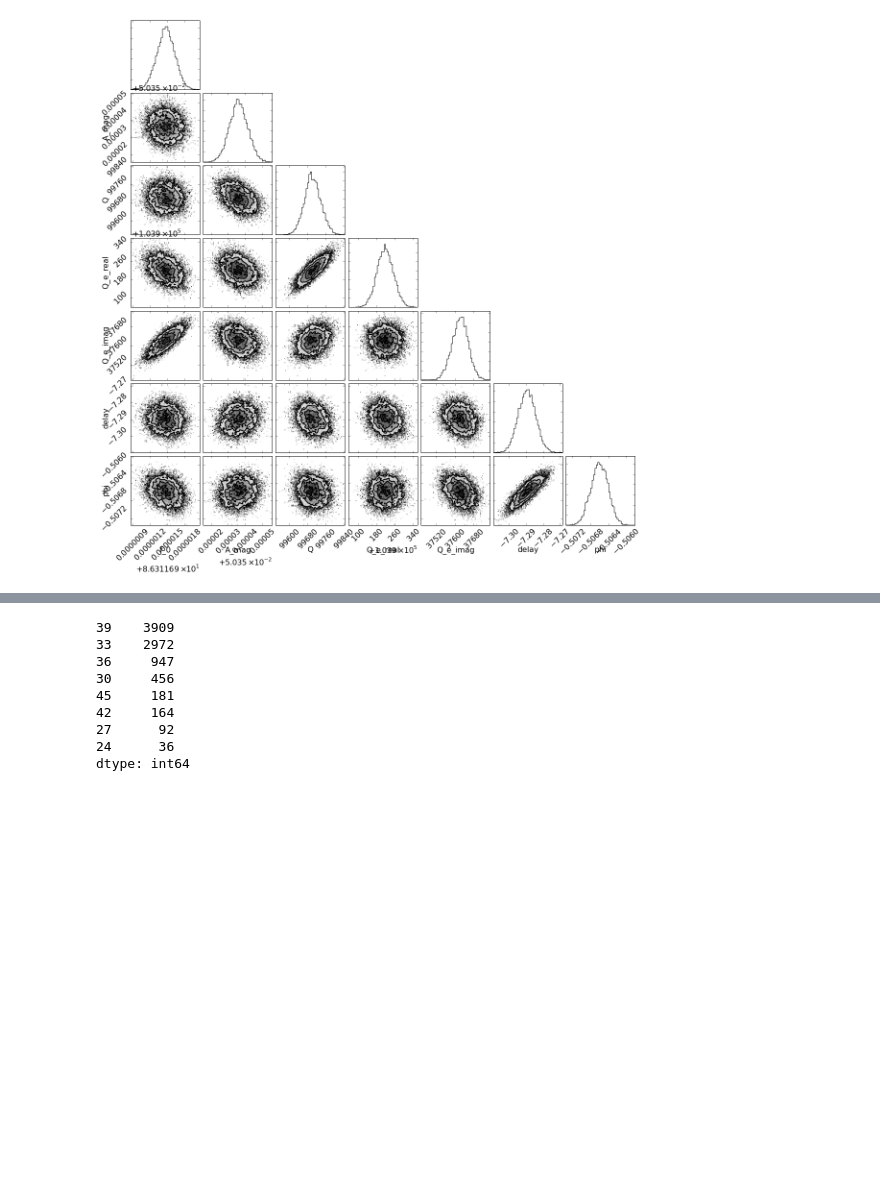
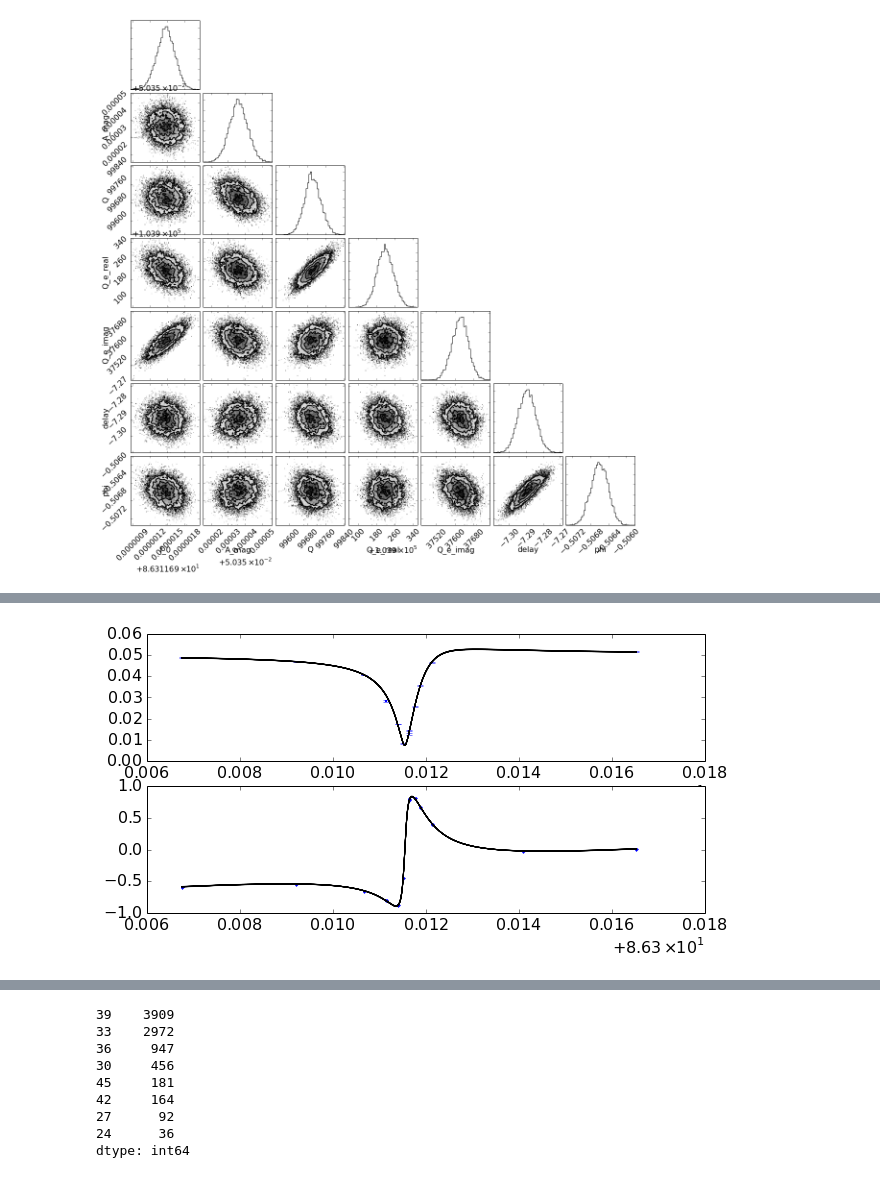
Before and after one commit to gitj/notebooks, a Jupyter notebook: 2014-11-05-0813f12-paper-plots-part-2.ipynb, the cells around one changed output, grey strips where cells are left out. Saved outputs shown, nothing was run; the diff lists cells and outputs as text; code cells hidden in the pictures; blank space fills up the shorter version.

```diff
--- a/2014-11-05-0813f12-paper-plots-part-2.ipynb
+++ b/2014-11-05-0813f12-paper-plots-part-2.ipynb
@@ -355,0 +409,22 @@ mcf.triangle()
+# %%
+f= figure()
+ax1 = f.add_subplot(211)
+ax2 = f.add_subplot(212)
+ax1.errorbar(mcf.freq_data,abs(mcf.s21_data),yerr=abs(mcf.errors),linestyle='')
+ax2.plot(mcf.freq_data,np.angle(mcf.s21_data),'.')
+for k in np.random.randint(0,high=mcf.samples.shape[0],size=100):
+    params = mcf.result.params.copy()
+    for pidx in range(len(mcf.parameter_list)):
+        pname = mcf.parameter_list[pidx]
+        pval = mcf.samples[k,pidx]
+        params[pname].value = pval
+    frq = np.linspace(mcf.freq_data.min(),mcf.freq_data.max(),1000)
+    #frq = mcf.freq_data
+    s21 = mcf.model(params=params,x=frq)
+
+    ax1.plot(frq,np.abs(s21),alpha=0.1,color='k',lw=1)
+    ax2.plot(frq,np.angle(-s21),alpha=0.1,color='k',lw=1)
+    #ax1.plot(frq,np.real(s21+mcf.s21_data)/np.abs(mcf.s21_data),'.-',alpha=0.1,lw=1)
+    #ax2.plot(frq,np.imag(s21+mcf.s21_data)/np.abs(mcf.s21_data),alpha=0.1,lw=1)
+# %% [output]
+[figure, added]
```
Also changed, not shown: parts of 9 cells of this notebook.
